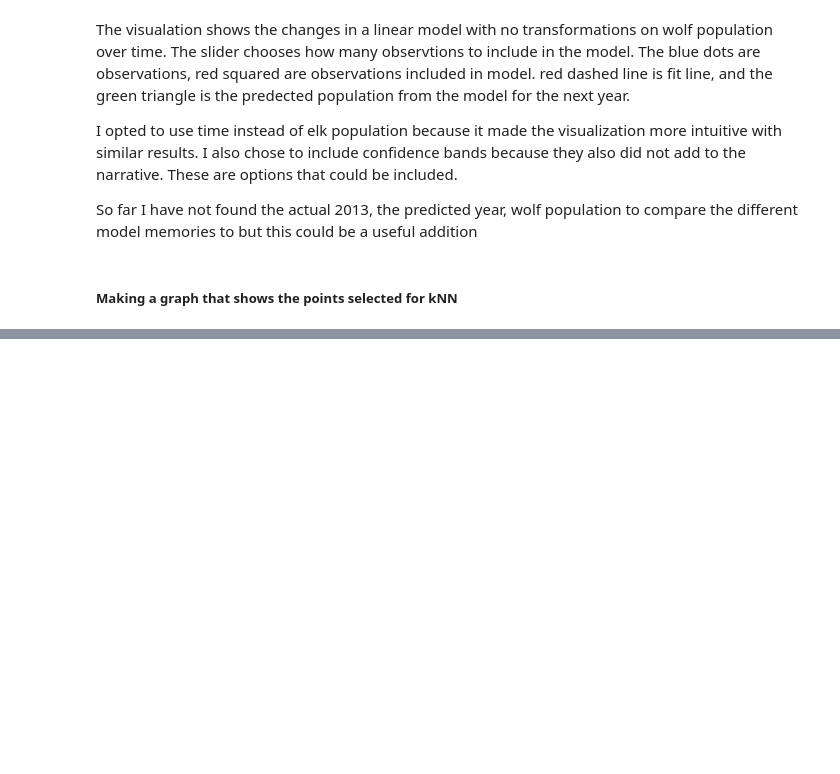
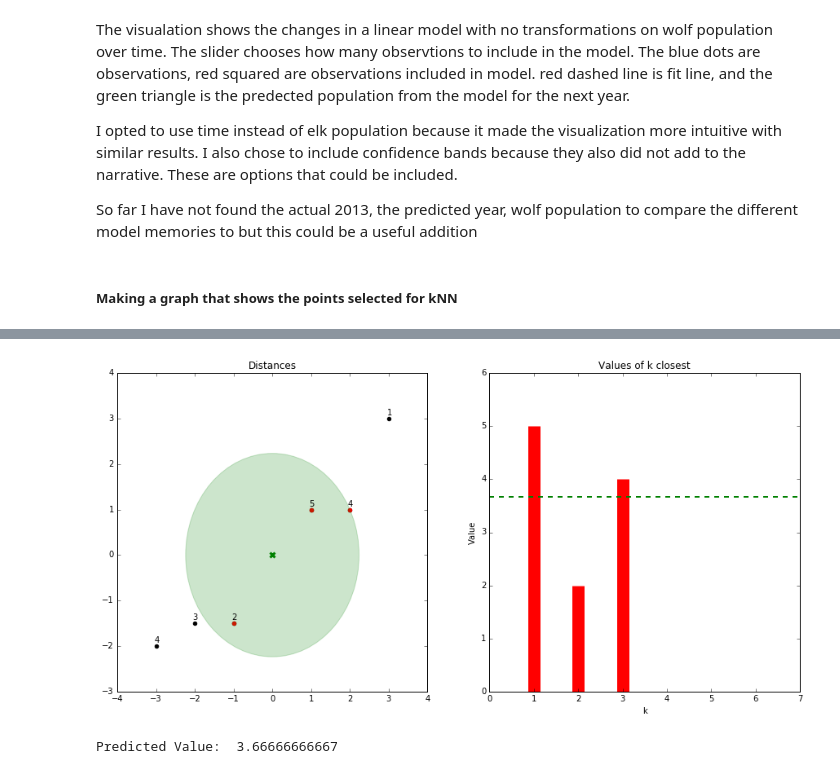
Before and after one commit to ds-modules/EDUC-223B, a Jupyter notebook: Prediction.ipynb, the cells around one changed output, grey strips where cells are left out. Saved outputs shown, nothing was run; the diff lists cells and outputs as text; code cells hidden in the pictures; blank space fills up the shorter version.

Commit message:
add slider

```diff
--- a/Prediction.ipynb
+++ b/Prediction.ipynb
@@ -186,28 +185,3 @@ I opted to use time instead of elk population because it made the visualization
 So far I have not found the actual 2013, the predicted year, wolf population to compare the different model memories to but this could be a useful addition
 # %% [markdown]
 ##### Making a graph that shows the points selected for kNN
-# %%
-X = np.array([[-1, -1], [-2, -1], [-3, -2], [1, 1], [2, 1], [3, 2]])
-random_y_values = np.array([2,3,4,5,4,1])
-
-to_predict = [0,0]
-# %%
-model = KNeighborsRegressor(2)
-
-model.fit(X, random_y_values)
-dist, ind = model.kneighbors(to_predict)
-
-fig, ax = plt.subplots()
-
-circle = plt.Circle(to_predict, max(dist[0]), color='g', alpha=.2)
-ax.add_artist(circle)
-
-ax.plot(to_predict[0], to_predict[1],'x', color='g', mew=3)
-
-plt.scatter(X[:,0], X[:,1], color='black')
-
-
-closest_points = X[ind[0]]
-x_coords = closest_points.transpose()[0]
-y_coords = closest_points.transpose()[1]
-plt.scatter(x_coords, y_coords, color='r')
@@ -278,0 +242,6 @@ plt.show()
+# %%
+slider = widgets.IntSlider(min=1,max=6,step=1,value=1)
+display(widgets.interactive(knn, neighbors=slider))
+# %% [output]
+[figure, added]
+Predicted Value:  3.66666666667
```
Also changed, not shown: parts of 5 cells of this notebook.
